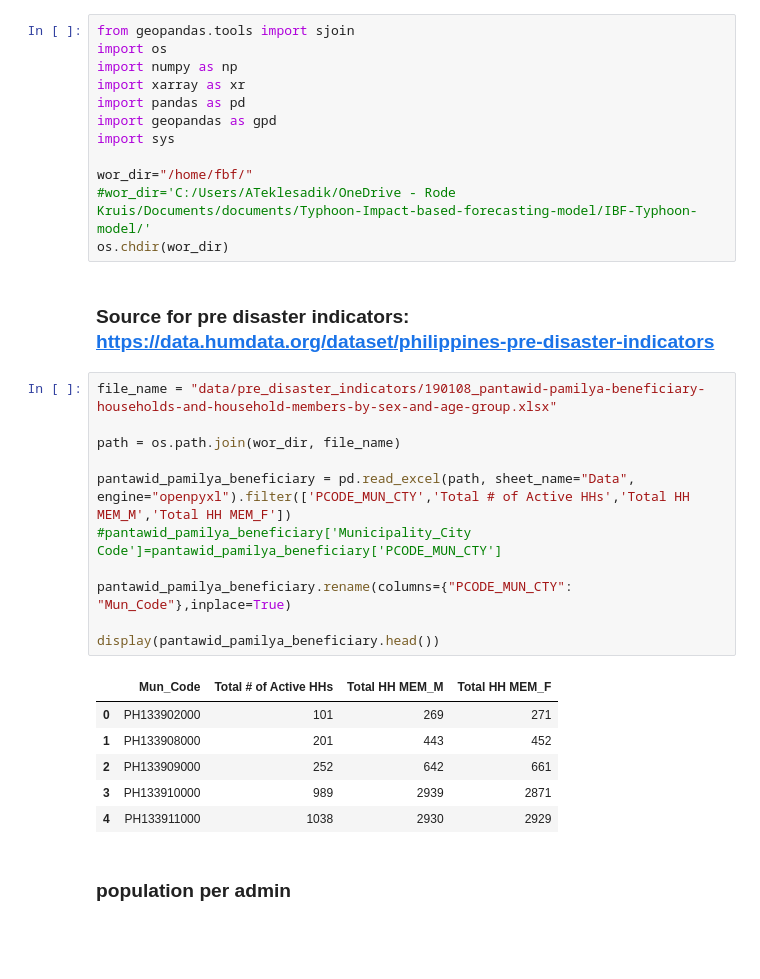
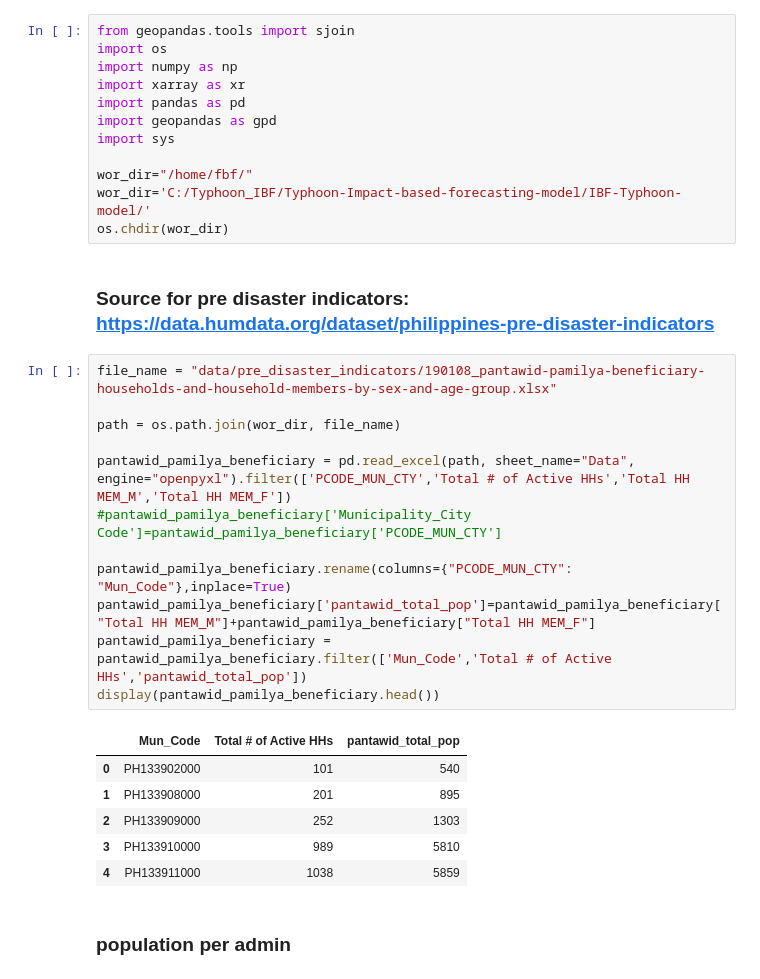
Before and after one commit to rodekruis/Typhoon-Impact-based-forecasting-model, a Jupyter notebook: IBF-Typhoon-model/documentation/notebooks/pre_disaster_indicators.ipynb, the cells around one changed output. Cells and saved outputs as stored; diff of their text form; blank space fills up the shorter version.

```diff
--- a/IBF-Typhoon-model/documentation/notebooks/pre_disaster_indicators.ipynb
+++ b/IBF-Typhoon-model/documentation/notebooks/pre_disaster_indicators.ipynb
@@ -8,28 +8,29 @@ import geopandas as gpd
 import sys
 
 wor_dir="/home/fbf/"
-#wor_dir='C:/Users/ATeklesadik/OneDrive - Rode Kruis/Documents/documents/Typhoon-Impact-based-forecasting-model/IBF-Typhoon-model/'
+wor_dir='C:/Typhoon_IBF/Typhoon-Impact-based-forecasting-model/IBF-Typhoon-model/'
 os.chdir(wor_dir)
 # %% [markdown]
 ### Source for pre disaster indicators: https://data.humdata.org/dataset/philippines-pre-disaster-indicators
 # %%
 file_name = "data/pre_disaster_indicators/190108_pantawid-pamilya-beneficiary-households-and-household-members-by-sex-and-age-group.xlsx"
 
 path = os.path.join(wor_dir, file_name)
 
 pantawid_pamilya_beneficiary = pd.read_excel(path, sheet_name="Data", engine="openpyxl").filter(['PCODE_MUN_CTY','Total # of Active HHs','Total HH MEM_M','Total HH MEM_F'])
 #pantawid_pamilya_beneficiary['Municipality_City Code']=pantawid_pamilya_beneficiary['PCODE_MUN_CTY']
 
 pantawid_pamilya_beneficiary.rename(columns={"PCODE_MUN_CTY": "Mun_Code"},inplace=True)
-
+pantawid_pamilya_beneficiary['pantawid_total_pop']=pantawid_pamilya_beneficiary["Total HH MEM_M"]+pantawid_pamilya_beneficiary["Total HH MEM_F"]
+pantawid_pamilya_beneficiary =  pantawid_pamilya_beneficiary.filter(['Mun_Code','Total # of Active HHs','pantawid_total_pop'])
 display(pantawid_pamilya_beneficiary.head())
 # %% [output]
-|  | Mun_Code | Total # of Active HHs | Total HH MEM_M | Total HH MEM_F |
-| 0 | PH133902000 | 101 | 269 | 271 |
-| 1 | PH133908000 | 201 | 443 | 452 |
-| 2 | PH133909000 | 252 | 642 | 661 |
-| 3 | PH133910000 | 989 | 2939 | 2871 |
-| 4 | PH133911000 | 1038 | 2930 | 2929 |
+|  | Mun_Code | Total # of Active HHs | pantawid_total_pop |
+| 0 | PH133902000 | 101 | 540 |
+| 1 | PH133908000 | 201 | 895 |
+| 2 | PH133909000 | 252 | 1303 |
+| 3 | PH133910000 | 989 | 5810 |
+| 4 | PH133911000 | 1038 | 5859 |
 # %% [markdown]
 ### population per admin
 # %%
```
Also changed, not shown: parts of 13 cells of this notebook, 12 other files.
